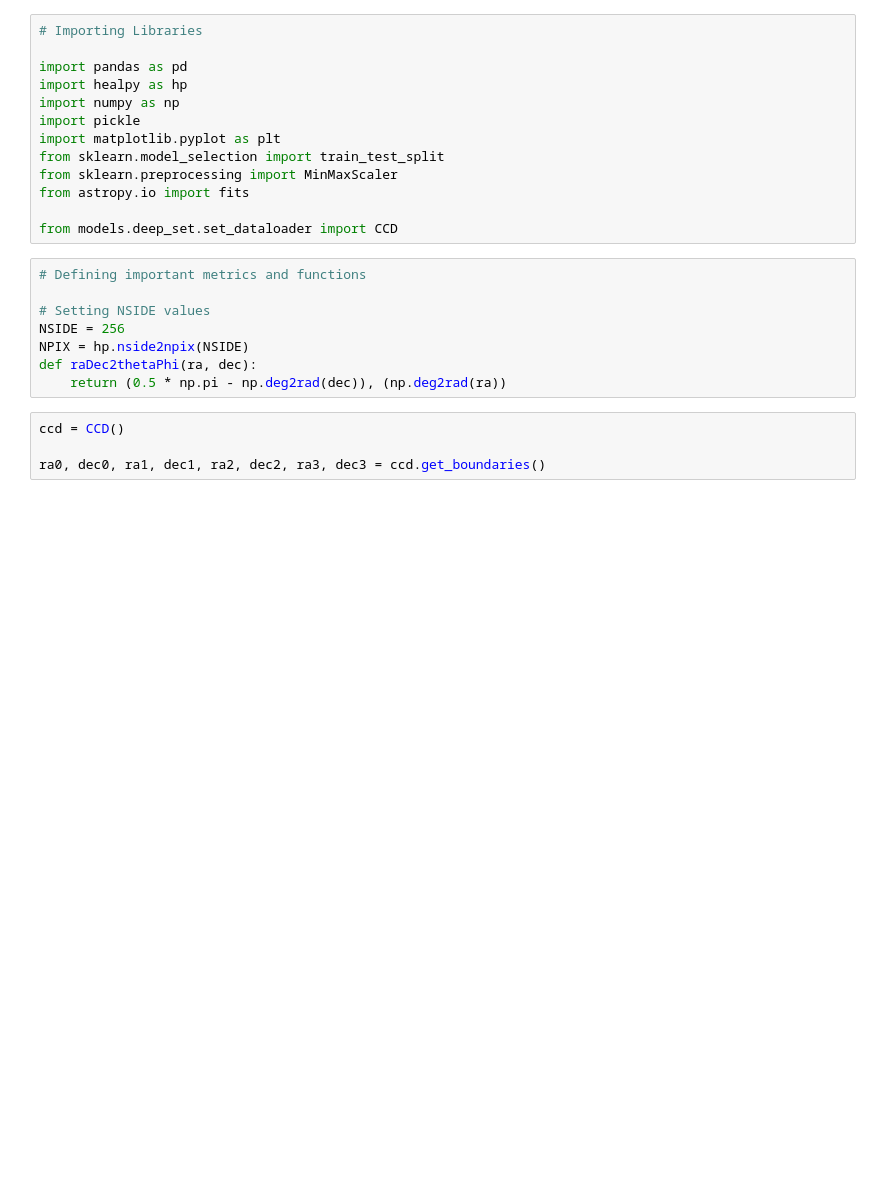
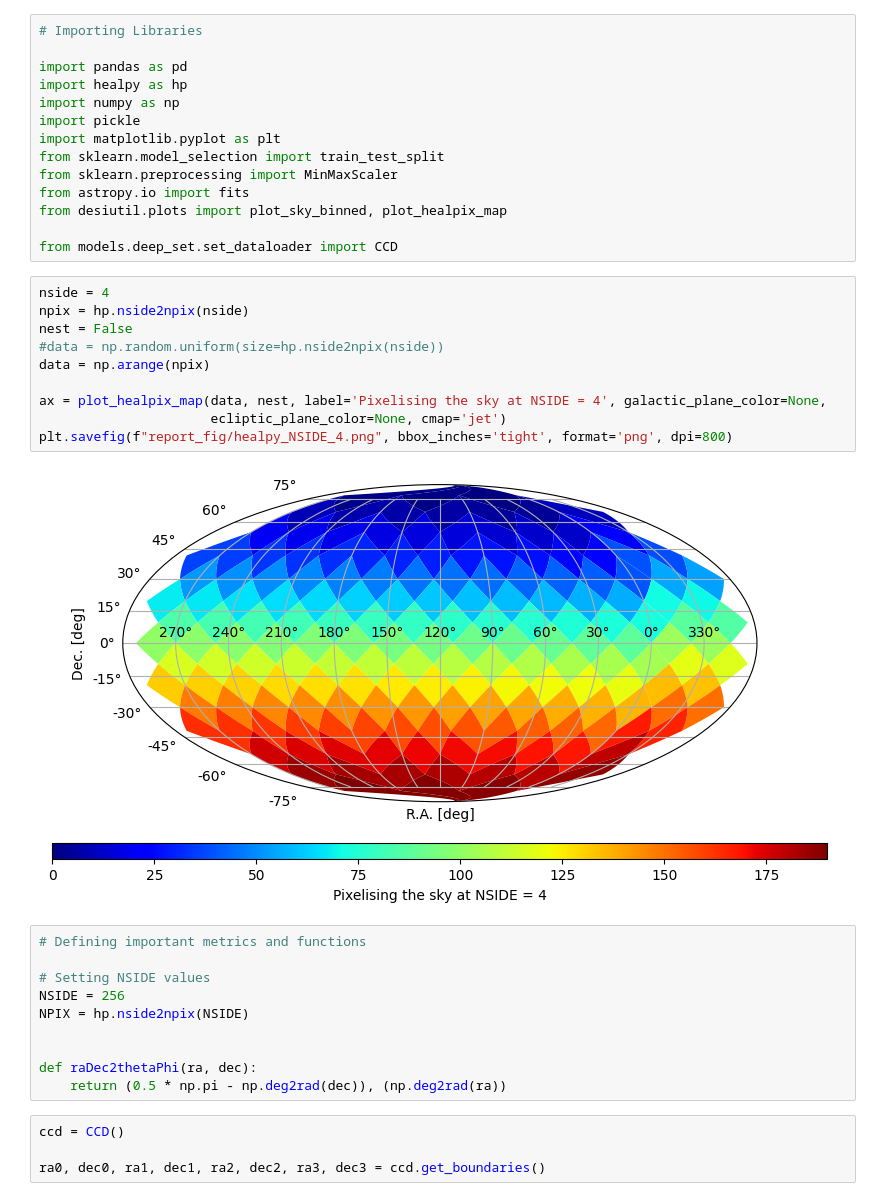
Before and after one commit to elleggert/astrostatistics, a Jupyter notebook: data_preprocessing/dataset_preparation/report_figs.ipynb, the cells around one changed output. Saved outputs shown, nothing was run; the diff lists cells and outputs as text; blank space fills up the shorter version.

```diff
--- a/data_preprocessing/dataset_preparation/report_figs.ipynb
+++ b/data_preprocessing/dataset_preparation/report_figs.ipynb
@@ -9,14 +9,29 @@ import matplotlib.pyplot as plt
 from sklearn.model_selection import train_test_split
 from sklearn.preprocessing import MinMaxScaler
 from astropy.io import fits
+from desiutil.plots import plot_sky_binned, plot_healpix_map
 
 from models.deep_set.set_dataloader import CCD
+# %%
+nside = 4
+npix = hp.nside2npix(nside)
+nest = False
+#data = np.random.uniform(size=hp.nside2npix(nside))
+data = np.arange(npix)
+
+ax = plot_healpix_map(data, nest, label='Pixelising the sky at NSIDE = 4', galactic_plane_color=None,
+                      ecliptic_plane_color=None, cmap='jet')
+plt.savefig(f"report_fig/healpy_NSIDE_4.png", bbox_inches='tight', format='png', dpi=800)
+# %% [output]
+[figure, added]
 # %%
 # Defining important metrics and functions
 
 # Setting NSIDE values
 NSIDE = 256
 NPIX = hp.nside2npix(NSIDE)
+
+
 def raDec2thetaPhi(ra, dec):
     return (0.5 * np.pi - np.deg2rad(dec)), (np.deg2rad(ra))
 # %%
```
Also changed, not shown: parts of 42 cells of this notebook, 2 other files.
